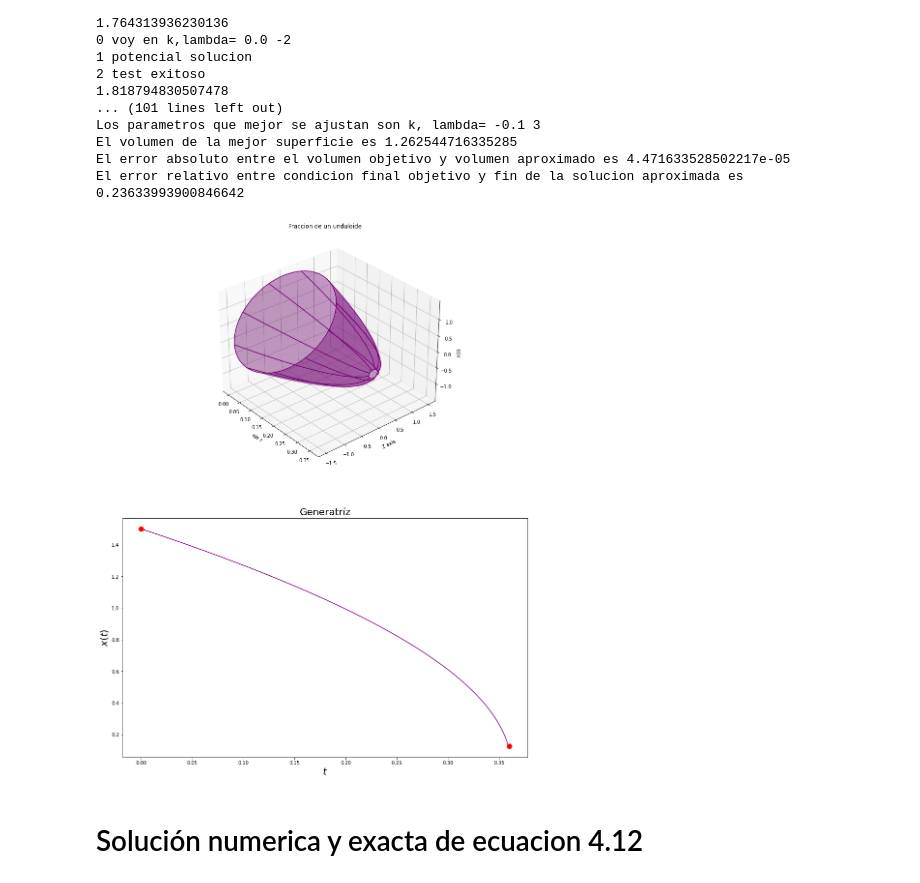
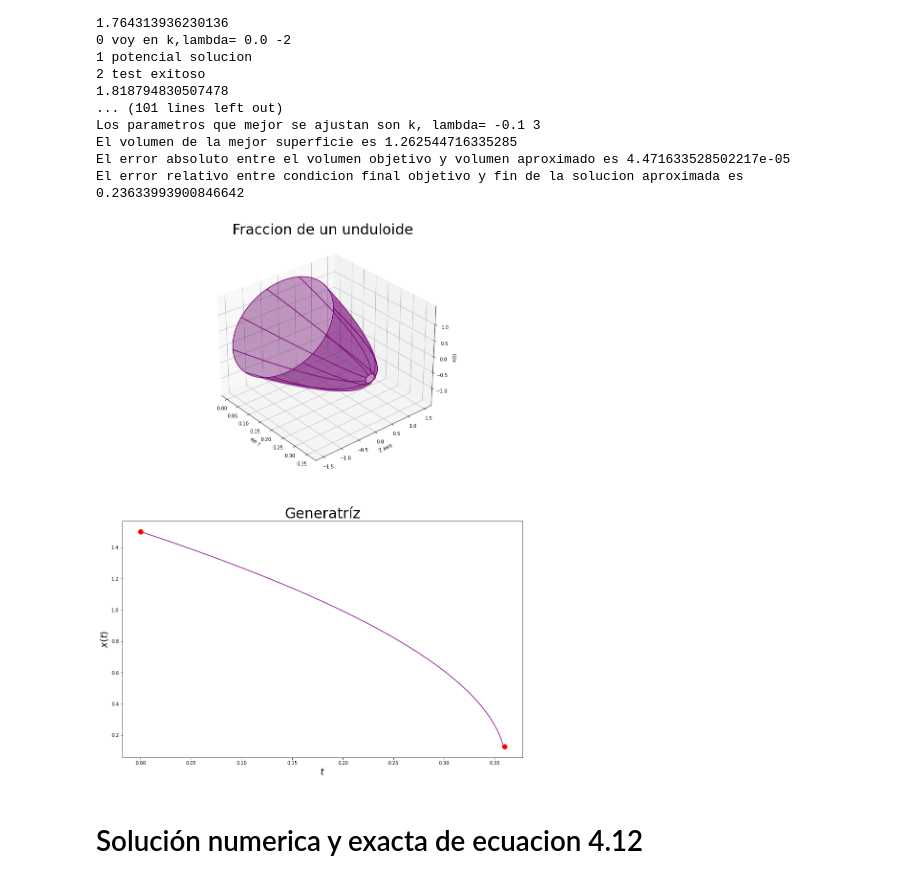
Before and after one commit to David-Damian/Optimization-Delaunay-surfaces, a Jupyter notebook: notebooks/graficas del reporte.ipynb, the cells around one changed output. Saved outputs shown, nothing was run; the diff lists cells and outputs as text; code cells hidden in the pictures.

```diff
--- a/notebooks/graficas del reporte.ipynb
+++ b/notebooks/graficas del reporte.ipynb
@@ -275,36 +331,36 @@ T, THETA = np.meshgrid(t, theta)
 #coordenadas del solido de revolucion
 Y_T = np.ones((n, 1))*y_t #matrix whose rows are reapeted and equal to the solution vector
 Y = Y_T*np.cos(THETA)
 Z = Y_T*np.sin(THETA)
 
 ###GRAFICAS
 
 fig = plt.figure(figsize=(15,20))
 #### Grafica solido revolucion
 ax = fig.add_subplot(2, 1, 1, projection='3d')
 ax.plot_wireframe(T, Y, Z,rcount=10,ccount=1, color='purple') #mostrar las secciones del solido
-ax.title.set_text('Fraccion de un unduloide')
+ax.set_title('Fraccion de un unduloide',fontsize=30)
 ax.plot_surface(T, Y, Z, color='purple', alpha=0.4)
 ax.view_init(elev=30, azim=-40) #para rotar la grafica
 
 #etiquetar ejes:
 ax.set_xlabel('eje $t$')
 ax.set_ylabel('Z axis')
 ax.set_zlabel('$x(t)$')
 
 ####Grafica de funcion a rotar
 ax=fig.add_subplot(2, 1, 2)
 ax.plot(t, y_t, 'purple')
 ax.plot(a, xa,b,y_t[-1], marker="o", markersize=10, markeredgecolor="red",
          markerfacecolor="red", label='condicion final e inicial') #graficando condicion inicial y final
 ax.set_xlabel('$t$', fontsize=20)
 ax.set_ylabel('$x(t)$',fontsize=20)
-ax.set_title('Generatríz', fontsize=20)
+ax.set_title('Generatríz', fontsize=30)
 plt.show()
 
 plt.show()
 # %% [output]
-[figure, old version]
+[figure, new version]
 # %% [markdown]
 # Solución numerica y exacta de ecuacion 4.12
 # %%
```
Also changed, not shown: parts of 8 cells of this notebook.
